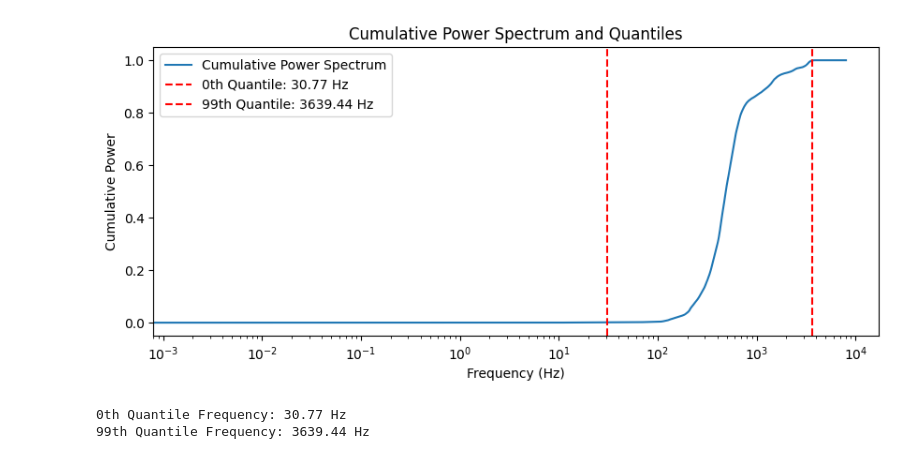
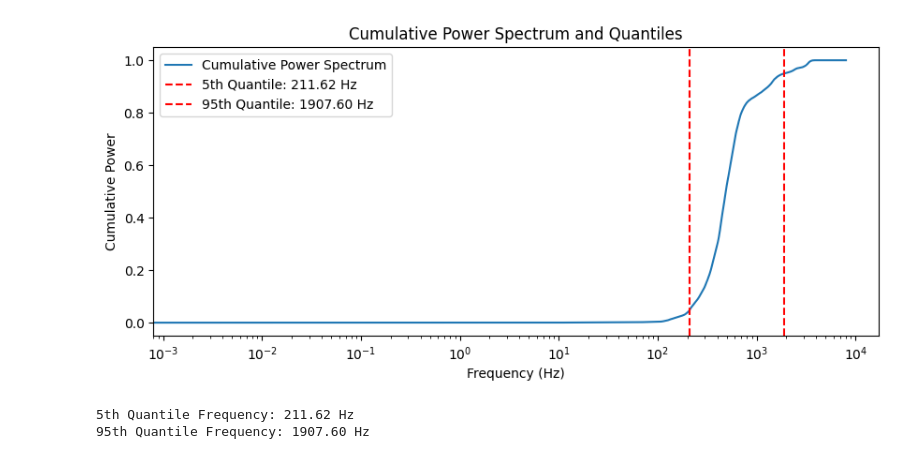
Before and after one commit to i4Ds/whisper-finetune, a Jupyter notebook: ananlyze_mp3.ipynb, the cells around one changed output. Drawn from its saved outputs; the diff is of its cells as text; code cells hidden in the pictures.

```diff
--- a/ananlyze_mp3.ipynb
+++ b/ananlyze_mp3.ipynb
@@ -11,34 +11,34 @@ power_spectrum = np.abs(np.fft.fft(y))**2
 freqs = np.fft.fftfreq(len(power_spectrum), 1/sr)
 
 # Only consider the positive half of the spectrum
 half_len = len(power_spectrum)//2
 power_spectrum = power_spectrum[:half_len]
 freqs = freqs[:half_len]
 
 # Normalize the power spectrum to compute the cumulative distribution
 normalized_power_spectrum = power_spectrum / np.sum(power_spectrum)
 cumulative_power_spectrum = np.cumsum(normalized_power_spectrum)
 
 # Determine the 25th, 50th, and 75th quantile frequencies
-quantiles = [0.001, 0.999]
+quantiles = [0.05, 0.95]
 quantile_freqs = [freqs[np.argmin(np.abs(cumulative_power_spectrum - q))] for q in quantiles]
 
 # Plot the cumulative distribution with quantile frequencies
 plt.figure(figsize=(10, 4))
 plt.plot(freqs, cumulative_power_spectrum, label='Cumulative Power Spectrum')
 for qf, q in zip(quantile_freqs, quantiles):
     plt.axvline(x=qf, color='r', linestyle='--', label=f'{int(q*100)}th Quantile: {qf:.2f} Hz')
 plt.xlabel('Frequency (Hz)')
 plt.ylabel('Cumulative Power')
 plt.title('Cumulative Power Spectrum and Quantiles')
 plt.legend()
 plt.xscale('log')  # Log scale for easier visualization
 plt.show()
 
 # Print quantile frequencies
 for qf, q in zip(quantile_freqs, quantiles):
     print(f'{int(q*100)}th Quantile Frequency: {qf:.2f} Hz')
 # %% [output]
-[figure, old version]
+[figure, new version]
-0th Quantile Frequency: 30.77 Hz
-99th Quantile Frequency: 3639.44 Hz
+5th Quantile Frequency: 211.62 Hz
+95th Quantile Frequency: 1907.60 Hz
```
Also changed, not shown: 13 other files.
